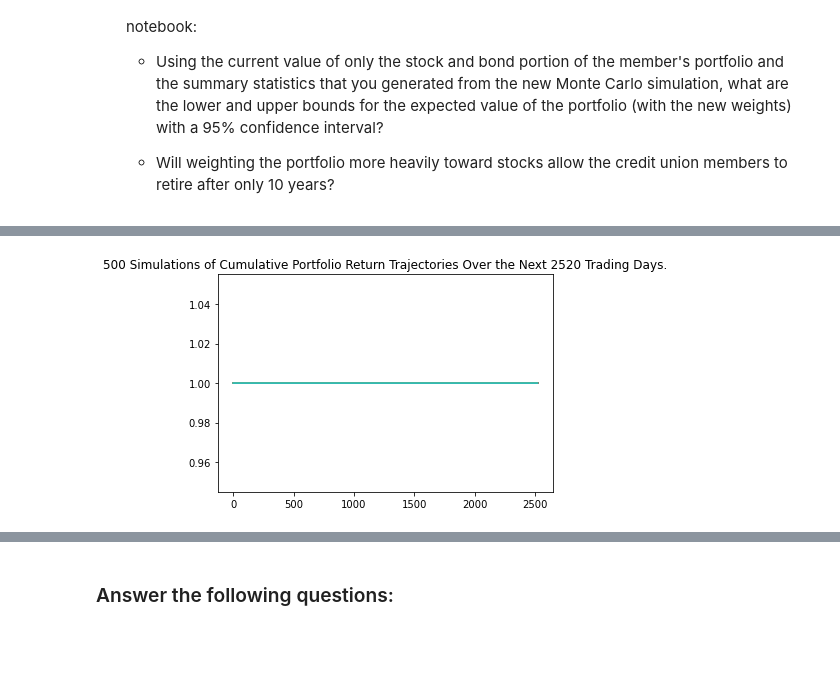
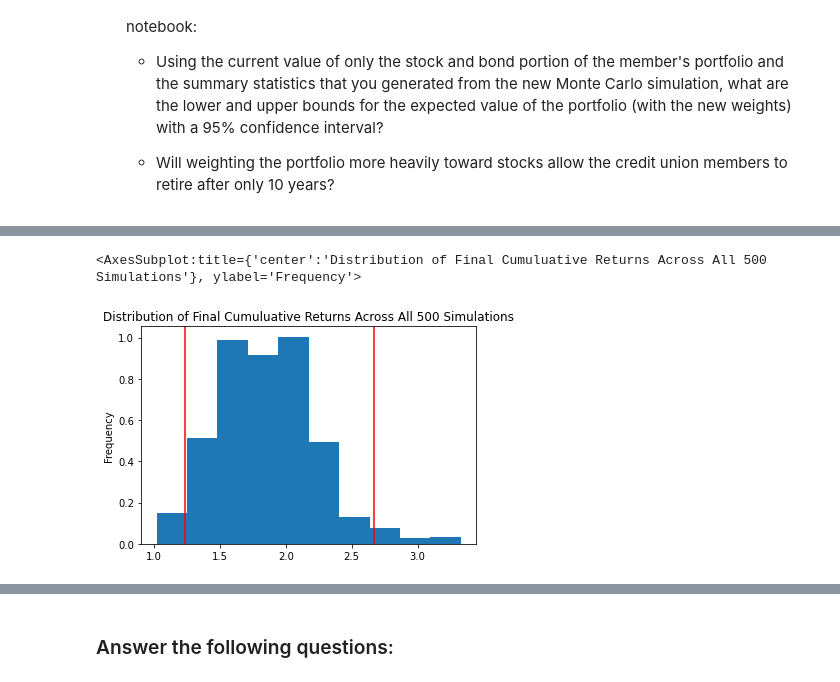
Before and after one commit to Leroy44/Monte-carlo-portfolio-forecasting-app, a Jupyter notebook: financial_planning_tools.ipynb, the cells around one changed output, grey strips where cells are left out. Cells and saved outputs as stored; diff of their text form; code cells hidden in the pictures; blank space fills up the shorter version.

```diff
--- a/financial_planning_tools.ipynb
+++ b/financial_planning_tools.ipynb
@@ -413,8 +413,8 @@ In this section, you’ll use the MCForecastTools library to create a Monte Carl
 # %%
 # Set start and end dates of 3 years back from your current date
 # Alternatively, you can use an end date of 2020-08-07 and work 3 years back from that date
-start_date_3year = pd.Timestamp("2020-08-07", tz ="America/New_York").isoformat()
-end_date_3year= pd.Timestamp("2020-08-07", tz="America/New_York").isoformat()
+start_date = pd.Timestamp("2018-10-20", tz="America/New_York").isoformat()
+end_date = pd.Timestamp("2021-10-20", tz="America/New_York").isoformat()
 
 
 # Set number of rows to 1000 to retrieve the maximum amount of rows
@@ -424,17 +424,17 @@ limit_rows = 1000
 # The tickers and timeframe parameters should have been set in Part 1 of this activity
 # The start and end dates should be updated with the information set above
 # Remember to add the df property to the end of the call so the response is returned as a DataFrame
-portfolio_mc_df = alpaca.get_barset(
+df_prices = alpaca.get_barset(
     tickers,
     timeframe,
-    start= start_date_3year,
-    end = end_date_3year,
-    limit = limit_rows
+    start=start_date,
+    end=end_date,
+    limit=limit_rows
 ).df
 
 # Display both the first and last five rows of the DataFrame
-display(portfolio_mc_df.head())
-display(portfolio_mc_df.tail())
+display(df_prices.head())
+display(df_prices.tail())
 # %% [output]
 |  | AGG |  |  |  |  | SPY |  |  |  |  |
 |  | open | high | low | close | volume | open | high | low | close | volume |
@@ -576,15 +609,15 @@ For this new Monte Carlo simulation, do the following:
 # Configure a Monte Carlo simulation to forecast 10 years cumulative returns
 # The weights should be split 20% to AGG and 80% to SPY.
 # Run 500 samples.
-mc_tenyear = MCSimulation(
-    portfolio_data = portfolio_mc_df,
-    weights = [.20,.80],
-    num_simulation=500,
-    num_trading_days=252*10
+simulation_mc10 = MCSimulation(
+    portfolio_data = df_prices,
+    weights = [0.8, 0.2],
+    num_simulation = 500,
+    num_trading_days = 2520,
 )
 
 # Review the simulation input data
-mc_tenyear.portfolio_data.head()
+simulation_mc10.portfolio_data.head()
 # %% [output]
 |  | AGG |  |  |  |  |  | SPY |  |  |  | ... |
 |  | open | high | low | close | volume | daily_return | open | high | low | close | ... |
@@ -627,6 +664,7 @@ Running Monte Carlo simulation number 490.
 # %%
 # Visualize the 10-year Monte Carlo simulation by creating an
 # overlay line plot
-mc_ten_plot = mc_tenyear.plot_simulation()
+simulation_mc10.plot_distribution()
 # %% [output]
+<AxesSubplot:title={'center':'Distribution of Final Cumuluative Returns Across All 500 Simulations'}, ylabel='Frequency'>
-[figure, old version]
+[figure, new version]
```
Also changed, not shown: parts of 26 cells of this notebook.
